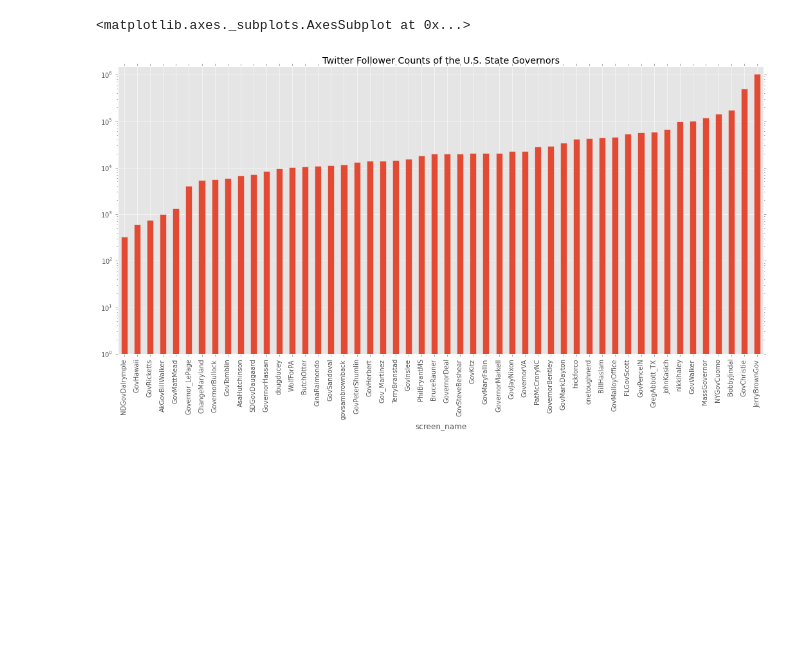
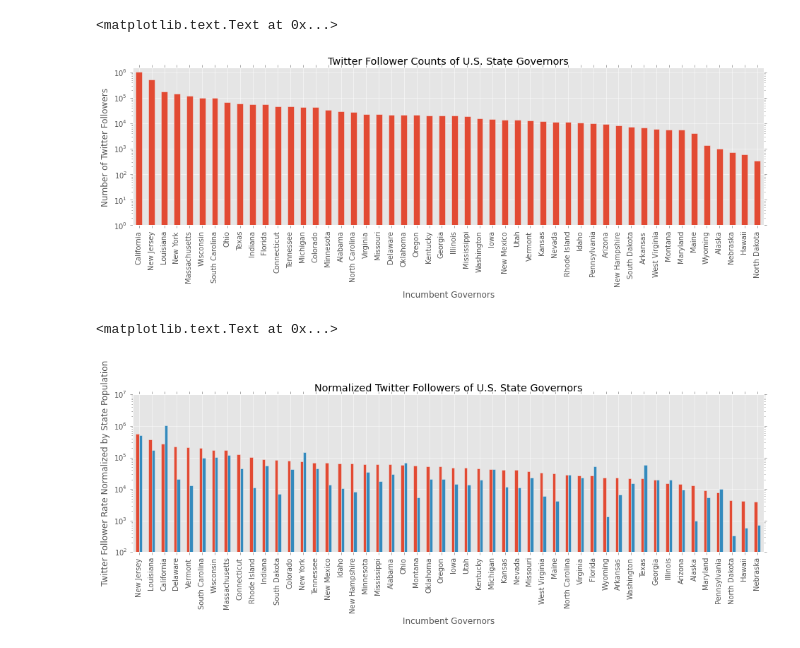
Before and after one commit to hbisgin/GeoInfluence, a Jupyter notebook: analysis/Descriptive Statistics.ipynb, the cells around one changed output. Saved outputs shown, nothing was run; the diff lists cells and outputs as text; code cells hidden in the pictures; blank space fills up the shorter version.

```diff
--- a/analysis/Descriptive Statistics.ipynb
+++ b/analysis/Descriptive Statistics.ipynb
@@ -37,0 +42,6 @@ df
+# %%
+df = pd.read_csv('../data/governors-challengers.csv')
+gov = pd.read_table('../data/tw_gov.csv',usecols=['screen_name','followers'])
+gov = gov.rename(columns={'screen_name':'twgov','followers':'folgov'})
+df = df.merge(gov)
+df['folnorm'] = df['folgov'] / df['population']
@@ -38,9 +73,23 @@ df
 # %%
 # Beware, the y-axis is in log-scale (see the table above for exact numbers of followers where min. is ~300 and max is ~1M)
-df.plot(x='screen_name',y='followers', title='Twitter Follower Counts of the U.S. State Governors',
-        kind='bar', legend=False, figsize=(18,8),logy=True,ylim=(1,1500000))
+df = df.sort(columns='folgov',ascending=False)
+df.plot(x='state',y='folgov', title='Twitter Follower Counts of U.S. State Governors',
+        kind='bar', legend=False, figsize=(16,4),logy=True,ylim=(1,1500000));
+plt.xlabel('Incumbent Governors')
+plt.ylabel('Number of Twitter Followers')
 # %% [output]
-<matplotlib.axes._subplots.AxesSubplot at 0x...>
+<matplotlib.text.Text at 0x...>
-[figure, old version]
+[figure, new version]
+# %%
+# Beware, the y-axis is in log-scale (see the table above for exact numbers of followers where min. is ~300 and max is ~1M)
+df = df.sort(columns='folnorm',ascending=False)
+df['folnorm'] = df.folnorm * 10**7
+df.plot(x='state',y=['folnorm','folgov'], title='Normalized Twitter Followers of U.S. State Governors',
+        kind='bar', legend=False, figsize=(16,4),logy=True);
+plt.xlabel('Incumbent Governors')
+plt.ylabel('Twitter Follower Rate Normalized by State Population')
+# %% [output]
+<matplotlib.text.Text at 0x...>
+[figure, added]
 # %%
 df = pd.read_csv('../data/governors-challengers.csv')
```
Also changed, not shown: parts of 6 cells of this notebook, 9 other files.
